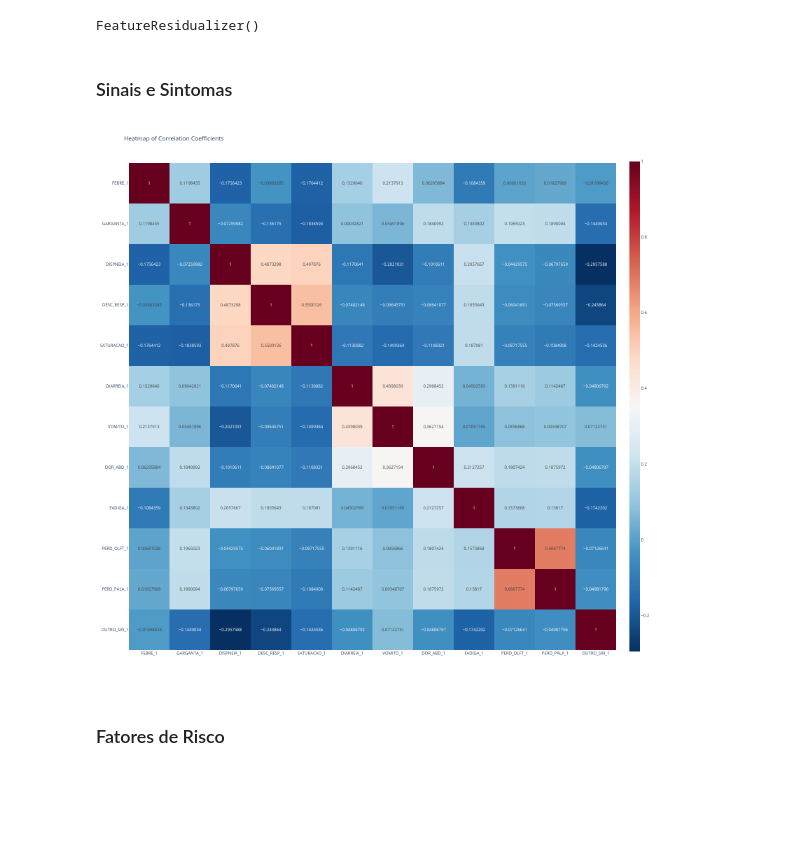
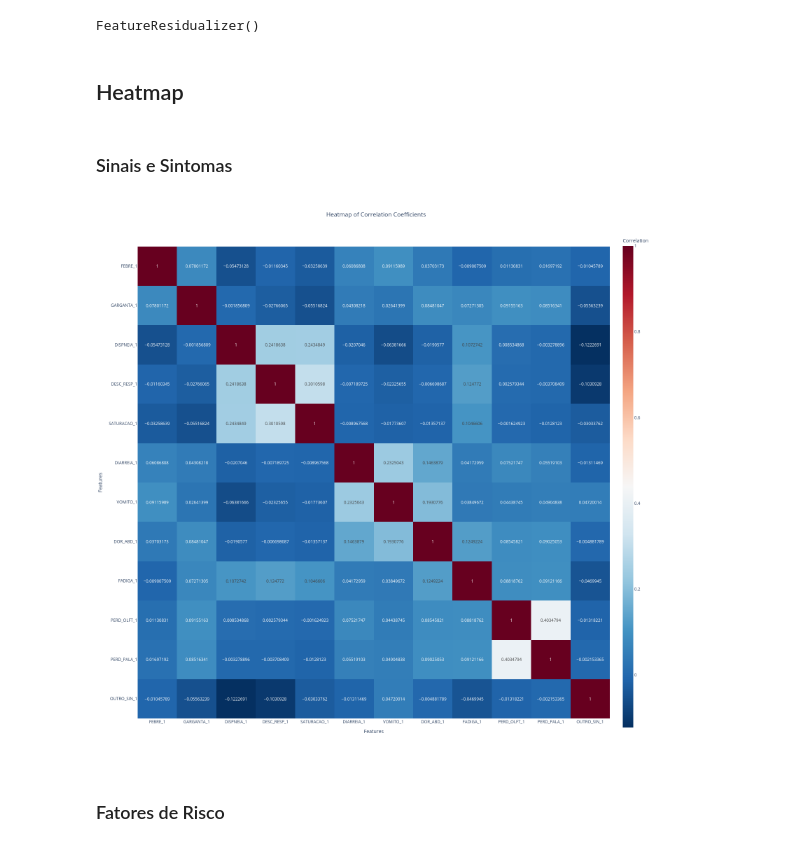
Before and after one commit to HeyLucasLeao/feature-residualizer, a Jupyter notebook: eda.ipynb, the cells around one changed output. Cells and saved outputs as stored; diff of their text form; code cells hidden in the pictures; blank space fills up the shorter version.

```diff
--- a/eda.ipynb
+++ b/eda.ipynb
@@ -168,12 +171,4 @@ HOSPITAL      0.022456
 AMOSTRA       0.020666
 VACINA_COV    0.000191
 dtype: float64
-# %%
-def corr_heatmap(df, width=1600, height=1600, fig_type=None):
-    """
-    Generate a correlation heatmap for the DataFrame.
-    """
-    fig = px.imshow(df.corr(numeric_only=True), text_auto=True, aspect="equal", color_continuous_scale='RdBu_r', title='Heatmap of Correlation Coefficients')
-    fig.update_layout(width=width, height=height)
-    return fig.show(fig_type)
 # %% [markdown]
@@ -420,3 +409,5 @@ X_train.loc[:, dummy_internacao] = residualizer.transform(X_train[dummy_internac
 #Test
 X_test = X_test.astype({x: float for x in dummy_internacao})
 X_test.loc[:, dummy_internacao] = residualizer.transform(X_test[dummy_internacao])
+# %% [markdown]
+## Heatmap
@@ -423,9 +487,9 @@ X_test.loc[:, dummy_internacao] = residualizer.transform(X_test[dummy_internacao
 # %% [markdown]
 ### Sinais e Sintomas
 # %%
-corr_heatmap(X_train.corr(numeric_only=True)[dummy_sintomas], fig_type="png")
+corr_heatmap(X_train[dummy_sintomas], fig_type="png")
 # %% [output]
-[figure, old version]
+[figure, new version]
 # %% [markdown]
 ### Fatores de Risco
 # %%
```
Also changed, not shown: parts of 12 cells of this notebook.
